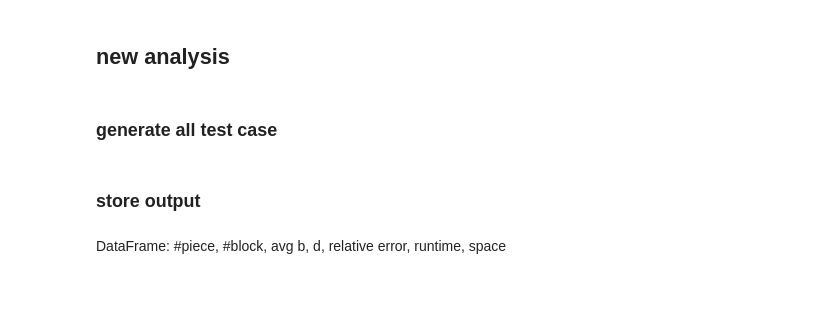
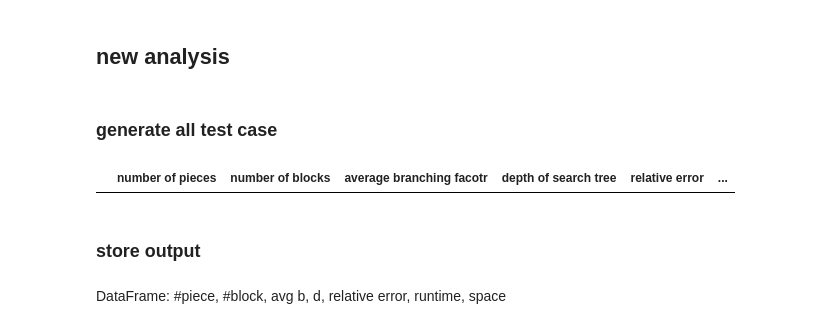
Before and after one commit to yangxvlin/Board-Game-Chexer-AI, a Jupyter notebook: project1/report.ipynb, the cells around one changed output. Drawn from its saved outputs; the diff is of its cells as text; code cells hidden in the pictures; blank space fills up the shorter version.

```diff
--- a/project1/report.ipynb
+++ b/project1/report.ipynb
@@ -140,3 +140,26 @@ plt.show()
 ## new analysis
 # %% [markdown]
 ### generate all test case
+# %%
+import pandas as pd
+import numpy as np
+import glob
+import os
+
+df = pd.DataFrame(columns = ['number of pieces', 'number of blocks', 'average branching facotr', 'depth of search tree',
+                             'relative error', 'runtime(in ms)', 'space used'])
+# df = pd.DataFrame(columns = ['number of pieces', 'number of blocks', 'average branching facotr', 'depth of search tree',
+#                              'relative error', 'runtime(in ms)'])
+
+# df.loc[0] = [1,1,1,1,1,1]
+
+# clear data
+# df = df.iloc[0:0]
+
+
+# for storing temp data for averaging later
+temp = pd.DataFrame(columns = ['number of pieces', 'number of blocks', 'average branching facotr', 'depth of search tree',
+                             'relative error', 'runtime(in ms)', 'memory used'])
+df
+# %% [output]
+|  | number of pieces | number of blocks | average branching facotr | depth of search tree | relative error | ... |
```
Also changed, not shown: parts of 1 cell of this notebook.
